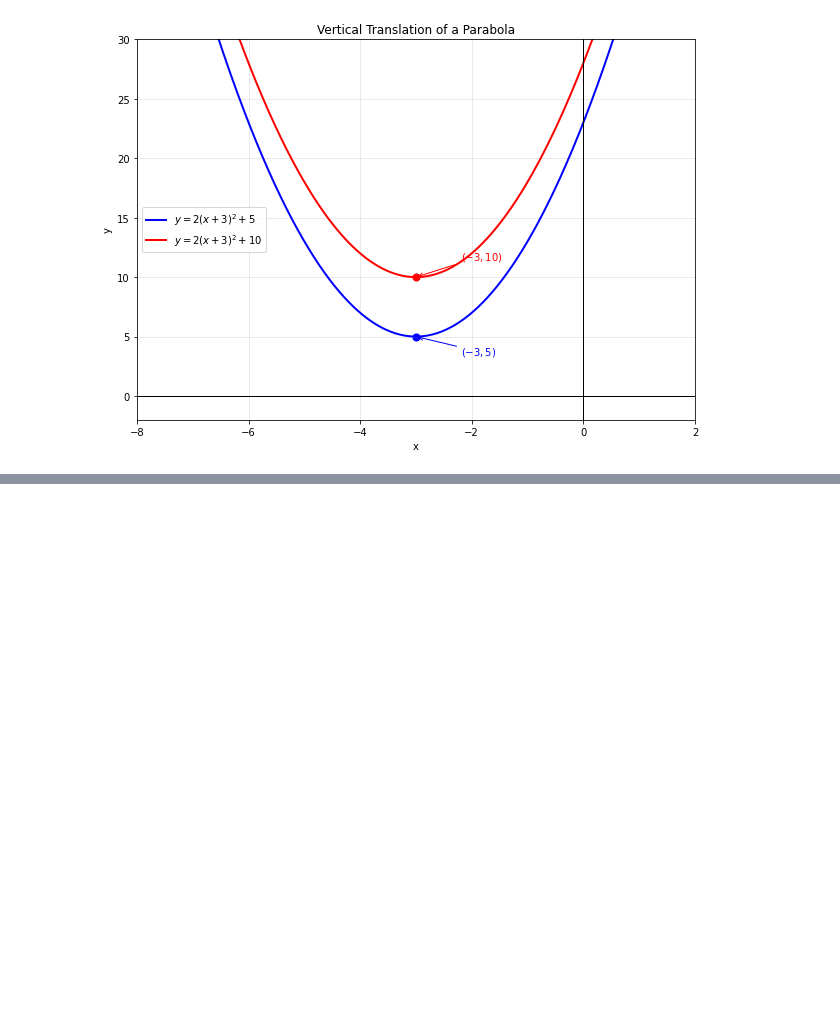
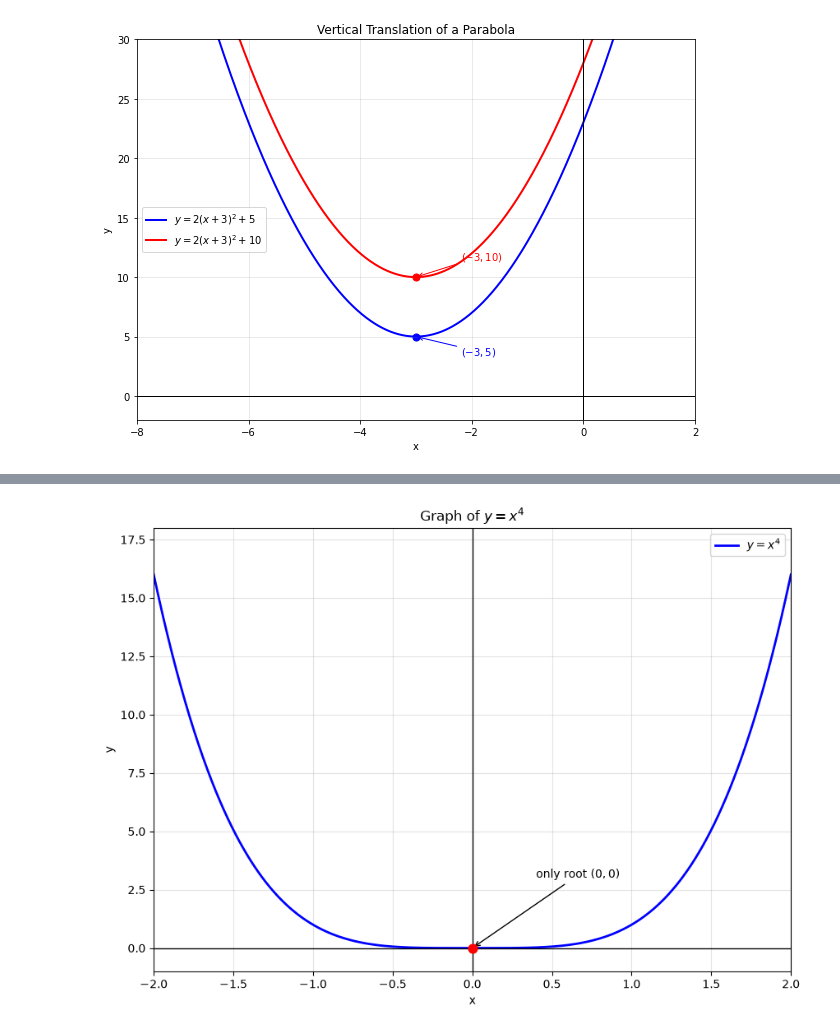
Before and after one commit to deepak-venkatesh/gelfand-algebra, a Jupyter notebook: Gelfand Algebra Python Code.ipynb, the cells around one changed output, grey strips where cells are left out. Cells and saved outputs as stored; diff of their text form; code cells hidden in the pictures; blank space fills up the shorter version.

```diff
--- a/Gelfand Algebra Python Code.ipynb
+++ b/Gelfand Algebra Python Code.ipynb
@@ -703,0 +1042,69 @@ plt.show()
+# %%
+# Problem 267 b
+
+import numpy as np
+import matplotlib.pyplot as plt
+
+# x-values
+x = np.linspace(-2, 2, 1000)
+
+# Function
+y = x**4
+
+# Create the graph
+plt.figure(figsize=(10, 7))
+
+# Plot the curve
+plt.plot(
+    x,
+    y,
+    color="blue",
+    linewidth=2,
+    label=r"$y=x^4$"
+)
+
+# Coordinate axes
+plt.axhline(
+    y=0,
+    color="black",
+    linewidth=1
+)
+
+plt.axvline(
+    x=0,
+    color="black",
+    linewidth=1
+)
+
+# Mark the root / minimum
+plt.scatter(
+    [0],
+    [0],
+    color="red",
+    s=60,
+    zorder=5
+)
+
+plt.annotate(
+    r"only root $(0,0)$",
+    xy=(0, 0),
+    xytext=(0.4, 3),
+    arrowprops=dict(arrowstyle="->")
+)
+
+# Viewing window
+plt.xlim(-2, 2)
+plt.ylim(-1, 18)
+
+# Labels and title
+plt.xlabel("x")
+plt.ylabel("y")
+plt.title(r"Graph of $y=x^4$")
+
+# Grid and legend
+plt.grid(True, alpha=0.35)
+plt.legend()
+
+plt.show()
+# %% [output]
+[figure, added]
```
Also changed, not shown: parts of 7 cells of this notebook, 2 other files.
